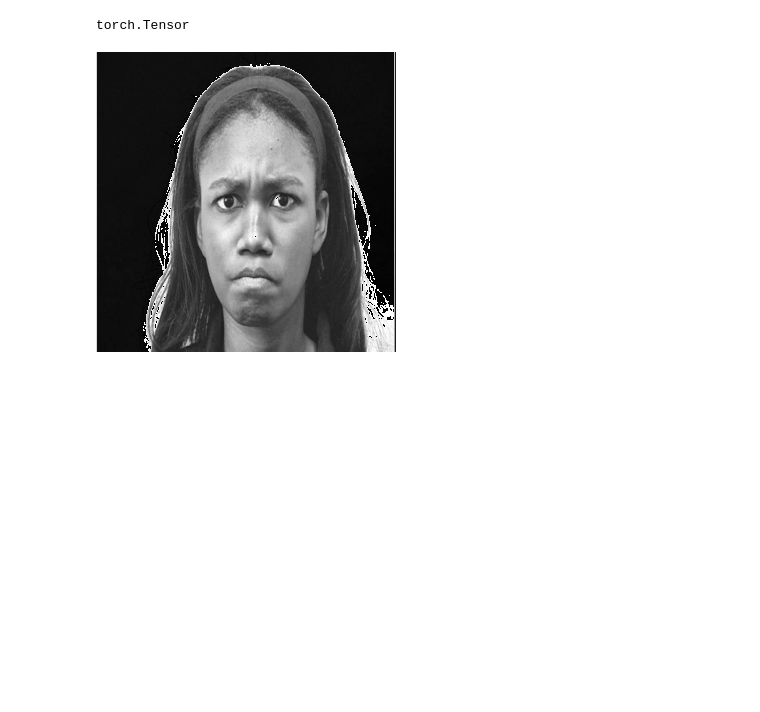
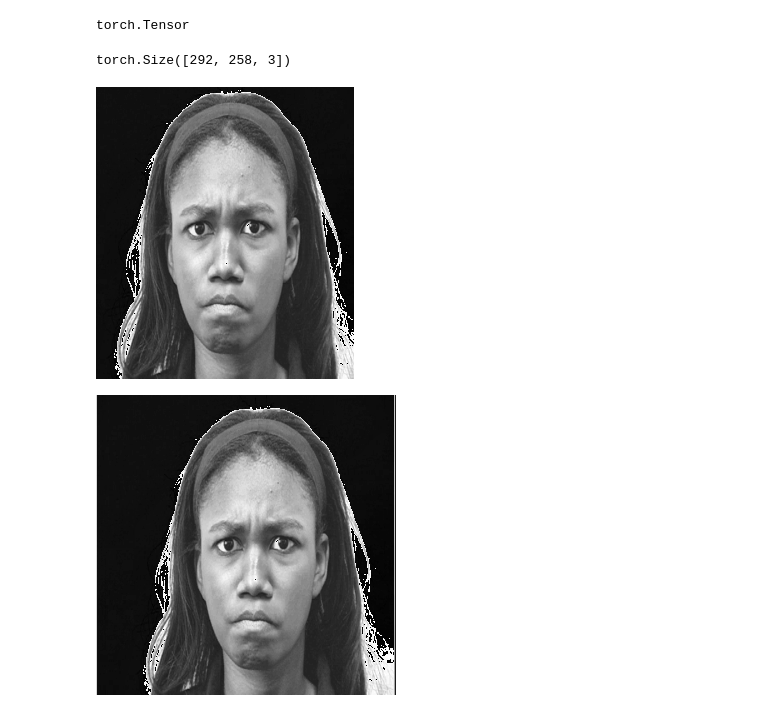
Before and after one commit to ysurs/FER-from-static-images, a Jupyter notebook: check.ipynb, the cells around one changed output. Saved outputs shown, nothing was run; the diff lists cells and outputs as text; code cells hidden in the pictures; blank space fills up the shorter version.

```diff
--- a/check.ipynb
+++ b/check.ipynb
@@ -417,6 +463,14 @@ from preprocessing import preprocessing_image
 test_preprocessing=preprocessing_image()
 clahe_image=test_preprocessing.clahe(test_image)
 face=test_preprocessing.face_detection(clahe_image)
+# %%
+face.shape
+# %% [output]
+torch.Size([292, 258, 3])
+# %%
+transforms.ToPILImage()(np.array(face))
+# %% [output]
+[figure, added]
 # %%
 transforms.ToPILImage()(clahe_image)
 # %% [output]
```
Also changed, not shown: parts of 27 cells of this notebook.
